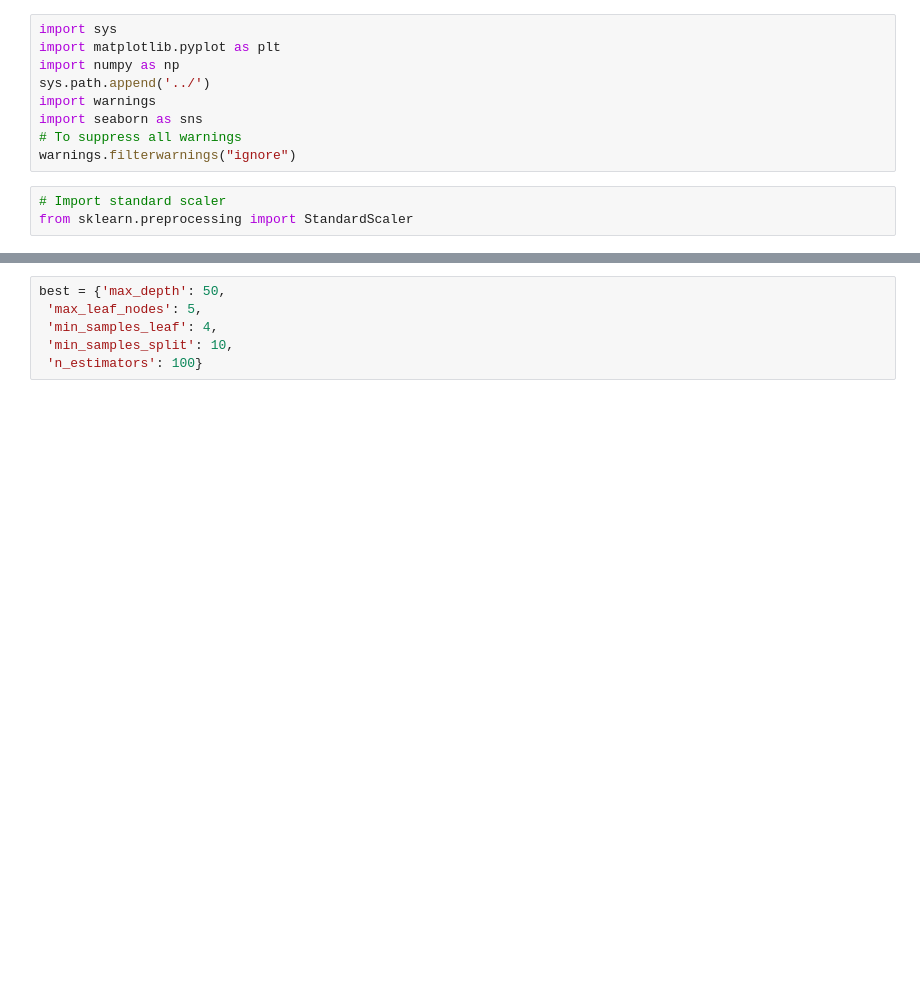
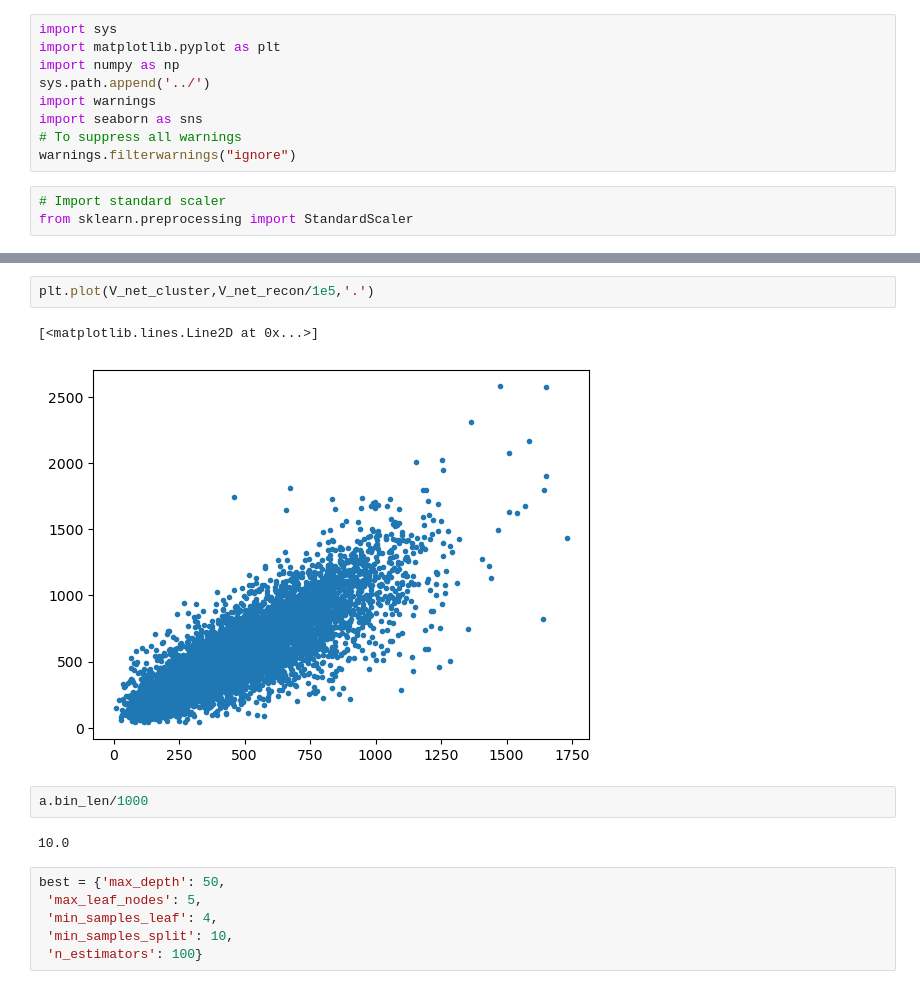
Before and after one commit to antolonappan/kSZscaler, a Jupyter notebook: Notebooks/density.ipynb, the cells around one changed output, grey strips where cells are left out. Saved outputs shown, nothing was run; the diff lists cells and outputs as text; blank space fills up the shorter version.

```diff
--- a/Notebooks/density.ipynb
+++ b/Notebooks/density.ipynb
@@ -34,3 +45,12 @@ def data_manupulation(df):
+# %%
+plt.plot(V_net_cluster,V_net_recon/1e5,'.')
+# %% [output]
+[<matplotlib.lines.Line2D at 0x...>]
+[figure, added]
+# %%
+a.bin_len/1000
+# %% [output]
+10.0
 # %%
 best = {'max_depth': 50,
  'max_leaf_nodes': 5,
```
Also changed, not shown: parts of 6 cells of this notebook, 4 other files.
